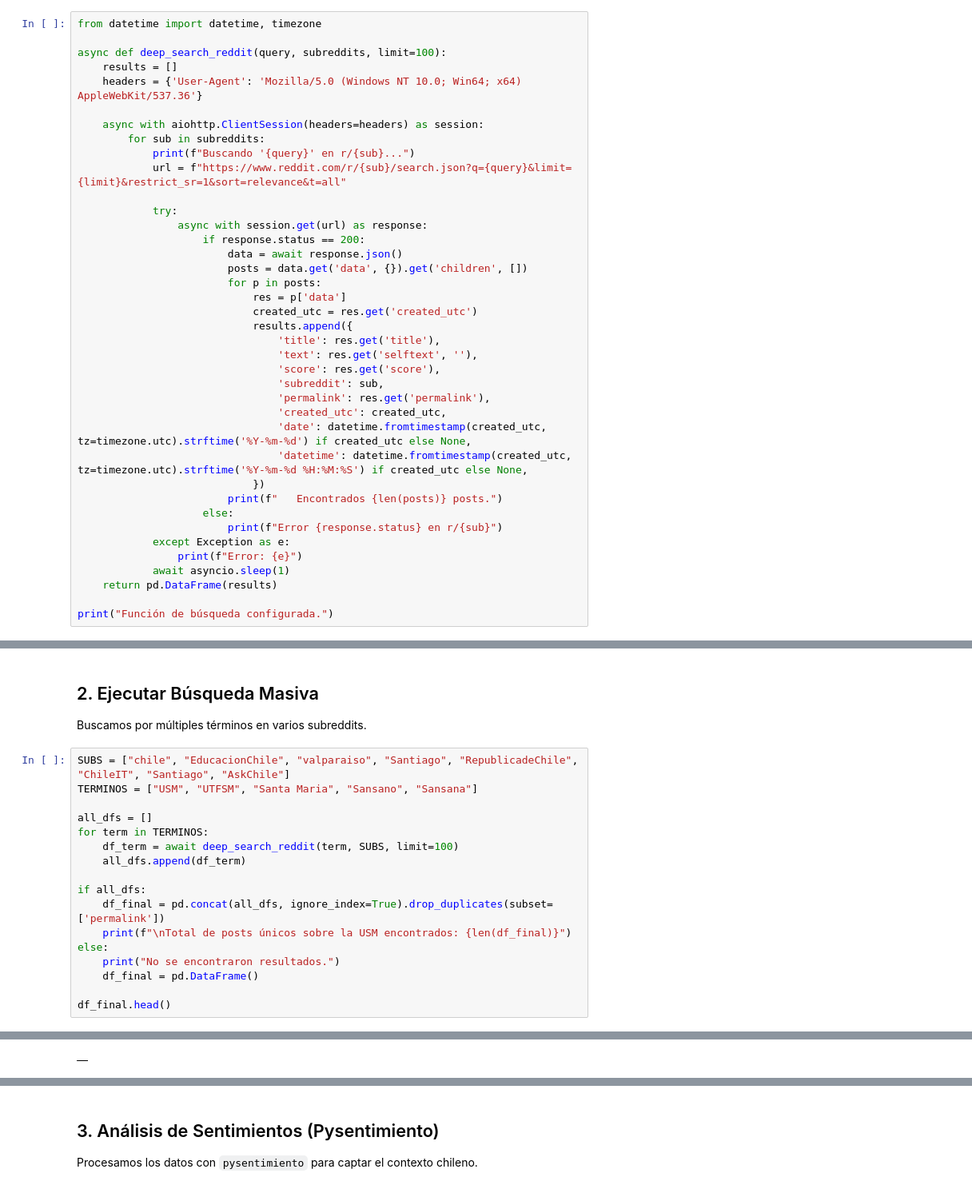
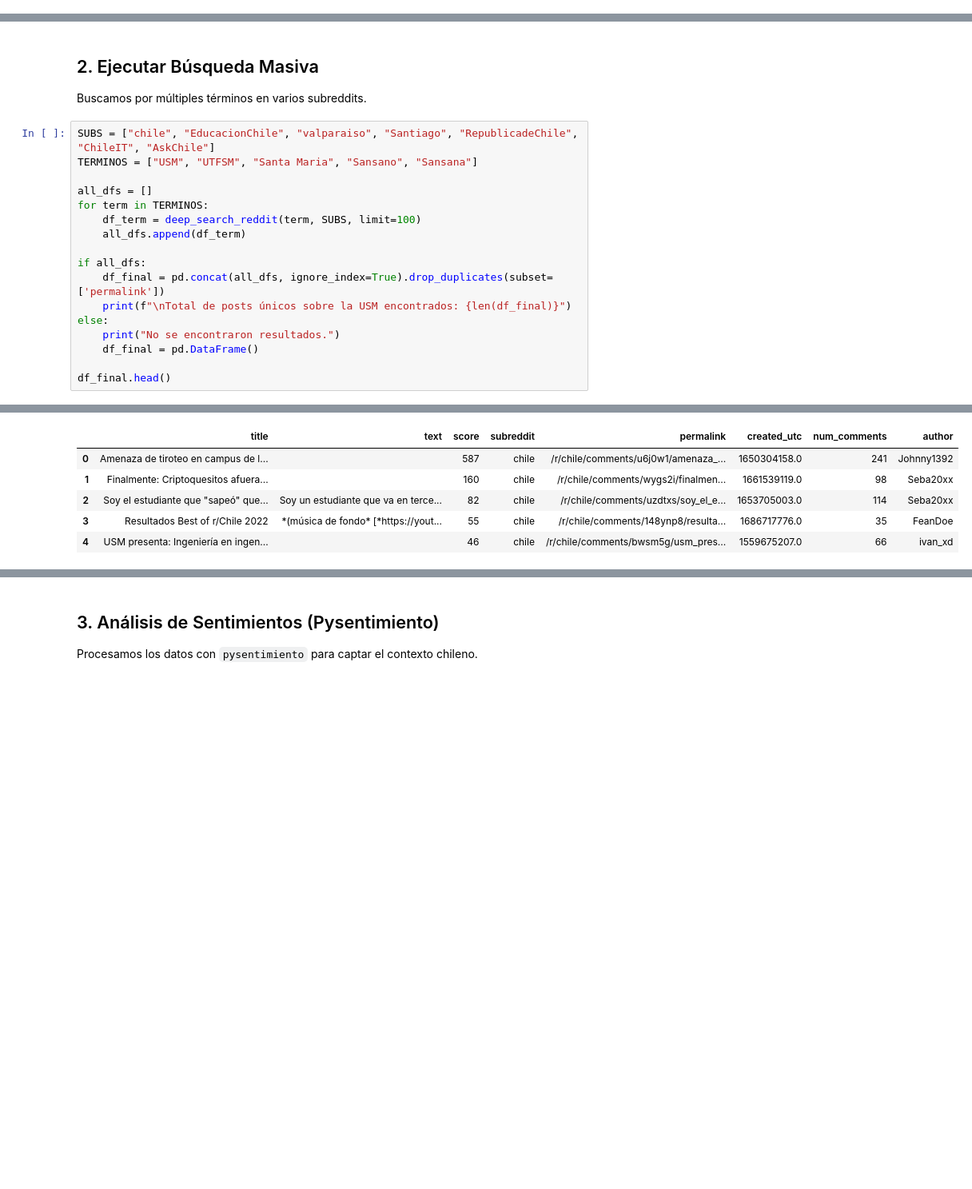
Before and after one commit to andreavalfonzo/redditUSM, a Jupyter notebook: notebooks/USM_Sentiment_Analysis.ipynb, the cells around one changed output, grey strips where cells are left out. Shown at 80% size. Saved outputs shown, nothing was run; the diff lists cells and outputs as text; blank space fills up the shorter version.

Commit message:
fix: reemplazar aiohttp por PullPush.io para búsqueda Reddit sin OAuth

```diff
--- a/notebooks/USM_Sentiment_Analysis.ipynb
+++ b/notebooks/USM_Sentiment_Analysis.ipynb
@@ -35,39 +28,0 @@ Usaremos el endpoint de búsqueda de Reddit para encontrar menciones específica
-# %%
-from datetime import datetime, timezone
-
-async def deep_search_reddit(query, subreddits, limit=100):
-    results = []
-    headers = {'User-Agent': 'Mozilla/5.0 (Windows NT 10.0; Win64; x64) AppleWebKit/537.36'}
-
-    async with aiohttp.ClientSession(headers=headers) as session:
-        for sub in subreddits:
-            print(f"Buscando '{query}' en r/{sub}...")
-            url = f"https://www.reddit.com/r/{sub}/search.json?q={query}&limit={limit}&restrict_sr=1&sort=relevance&t=all"
-
-            try:
-                async with session.get(url) as response:
-                    if response.status == 200:
-                        data = await response.json()
-                        posts = data.get('data', {}).get('children', [])
-                        for p in posts:
-                            res = p['data']
-                            created_utc = res.get('created_utc')
-                            results.append({
-                                'title': res.get('title'),
-                                'text': res.get('selftext', ''),
-                                'score': res.get('score'),
-                                'subreddit': sub,
-                                'permalink': res.get('permalink'),
-                                'created_utc': created_utc,
-                                'date': datetime.fromtimestamp(created_utc, tz=timezone.utc).strftime('%Y-%m-%d') if created_utc else None,
-                                'datetime': datetime.fromtimestamp(created_utc, tz=timezone.utc).strftime('%Y-%m-%d %H:%M:%S') if created_utc else None,
-                            })
-                        print(f"   Encontrados {len(posts)} posts.")
-                    else:
-                        print(f"Error {response.status} en r/{sub}")
-            except Exception as e:
-                print(f"Error: {e}")
-            await asyncio.sleep(1)
-    return pd.DataFrame(results)
-
-print("Función de búsqueda configurada.")
@@ -77,12 +30,12 @@ Función de búsqueda configurada.
 ## 2. Ejecutar Búsqueda Masiva
 Buscamos por múltiples términos en varios subreddits.
 # %%
-SUBS = ["chile", "EducacionChile", "valparaiso", "Santiago", "RepublicadeChile", "ChileIT", "Santiago", "AskChile"]
+SUBS = ["chile", "EducacionChile", "valparaiso", "Santiago", "RepublicadeChile", "ChileIT", "AskChile"]
 TERMINOS = ["USM", "UTFSM", "Santa Maria", "Sansano", "Sansana"]
 
 all_dfs = []
 for term in TERMINOS:
-    df_term = await deep_search_reddit(term, SUBS, limit=100)
+    df_term = deep_search_reddit(term, SUBS, limit=100)
     all_dfs.append(df_term)
 
 if all_dfs:
@@ -114 +67,6 @@ Total de posts únicos sobre la USM encontrados: 0
-|  |
+|  | title | text | score | subreddit | permalink | created_utc | num_comments | author |
+| 0 | Amenaza de tiroteo en campus de l... |  | 587 | chile | /r/chile/comments/u6j0w1/amenaza_... | 1650304158.0 | 241 | Johnny1392 |
+| 1 | Finalmente: Criptoquesitos afuera... |  | 160 | chile | /r/chile/comments/wygs2i/finalmen... | 1661539119.0 | 98 | Seba20xx |
+| 2 | Soy el estudiante que "sapeó" que... | Soy un estudiante que va en terce... | 82 | chile | /r/chile/comments/uzdtxs/soy_el_e... | 1653705003.0 | 114 | Seba20xx |
+| 3 | Resultados Best of r/Chile 2022 | *(música de fondo* [*https://yout... | 55 | chile | /r/chile/comments/148ynp8/resulta... | 1686717776.0 | 35 | FeanDoe |
+| 4 | USM presenta: Ingeniería en ingen... |  | 46 | chile | /r/chile/comments/bwsm5g/usm_pres... | 1559675207.0 | 66 | ivan_xd |
```
Also changed, not shown: parts of 8 cells of this notebook, 2 other files.
